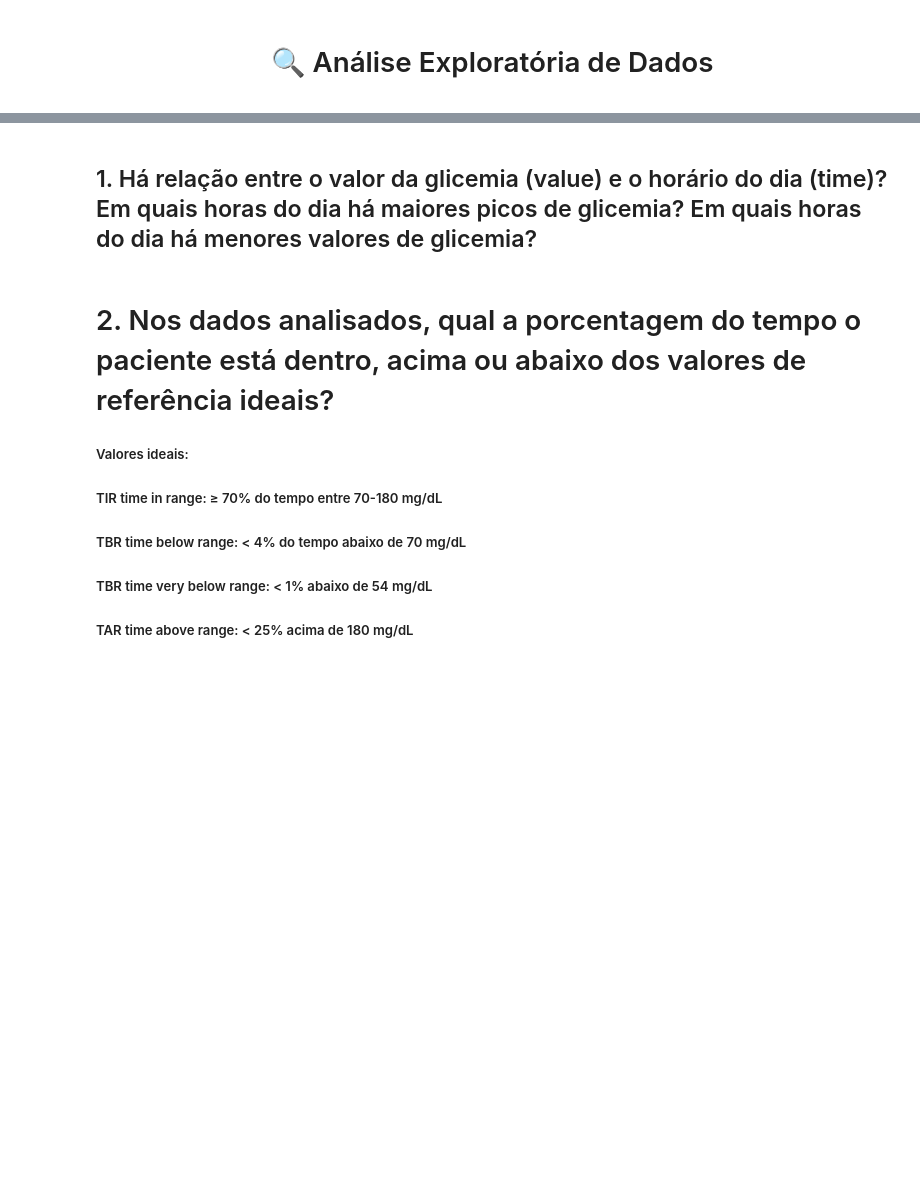
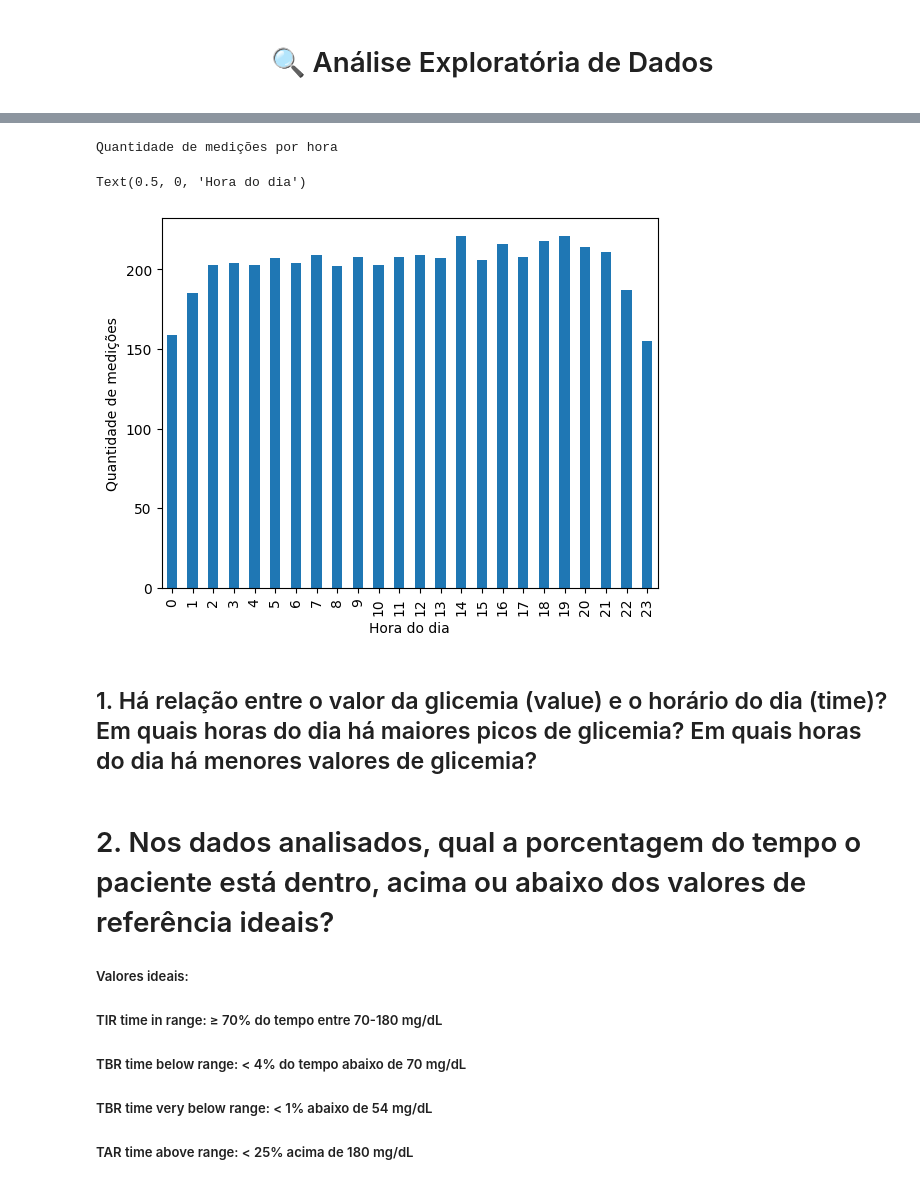
Before and after one commit to teco-insights/continuous-glucose-monitoring, a Jupyter notebook: continuous_glucose_monitoring.ipynb, the cells around one changed output, grey strips where cells are left out. Cells and saved outputs as stored; diff of their text form; code cells hidden in the pictures; blank space fills up the shorter version.

```diff
--- a/continuous_glucose_monitoring.ipynb
+++ b/continuous_glucose_monitoring.ipynb
@@ -249,7 +327,7 @@ def imp_est_value(df, col_time='time', col_val='value', n=20):
 
     n : int, default 20
         Número total de vizinhos temporais a considerar para cálculo de média e desvio padrão.
-        A função busca n/2 observações anteriores e n/2 posteriores mais próximas no tempo.
+        A função busca n//2 observações anteriores e n//2 posteriores mais próximas no tempo.
 
     Retorna:
     --------
@@ -293,22 +371,35 @@ def imp_est_value(df, col_time='time', col_val='value', n=20):
         # Vizinhos posteriores (com timestamp > faltante), pega os mais próximos
         posteriores = df_valid[df_valid[col_time] > timestamp_faltante].head(metade)
 
-        # Junta as amostras
+        # Junta os vizinhos do dado faltante
         amostras = pd.concat([anteriores, posteriores])
 
         if len(amostras) >= 2:
-            mu = amostras[col_val].mean()
-            sigma = amostras[col_val].std(ddof=1)
+            # Distância em segundos até o timestamp ausente
+            amostras['delta'] = (amostras[col_time] - timestamp_faltante).dt.total_seconds().abs()
 
-            if sigma > 0:
-                imputado = round(amost_norm_tr(mu, sigma), 0)
-            else:
-                imputado = round(mu, 0)  # sem variabilidade, retorna a média
+            # Peso inversamente proporcional ao quadrado da distância (suavização forte)
+            amostras['peso'] = 1 / (1 + amostras['delta'])**2
 
+            # Extrai valores e pesos
+            valores = amostras[col_val].values
+            pesos = amostras['peso'].values
+
+            # Média ponderada
+            mu_ponderado = np.average(valores, weights=pesos)
+
+            # Variância e desvio padrão ponderados
+            var_ponderada = np.average((valores - mu_ponderado) ** 2, weights=pesos)
+            sigma_ponderado = np.sqrt(var_ponderada)
+
+            # Imputa o valor usando normal truncada
+            imputado = amost_norm_tr(mu_ponderado, sigma_ponderado)
             df.at[ind, col_val] = imputado
-            df.at[ind, 'is_imputed'] = True # diz que o valor foi estimado (True)
+            df.at[ind, 'is_imputed'] = True  # Marca como imputado
 
+    # Remove coluna auxiliar
     df.drop(columns=['_hora'], inplace=True)
+
     return df
 
 df_raw = imp_est_value(df_raw)
@@ -402,9 +578,13 @@ plt.show()
 # %%
 print('Quantidade de medições por hora')
-df_raw['hour'].value_counts().plot.bar()
-contagem_por_hora_ordenada = contagem_por_hora.sort_index()
+contagem_horas_ord = df_est['hour'].value_counts().sort_index()
+contagem_horas_ord.plot.bar()
 plt.ylabel('Quantidade de medições')
-plt.xlabel('Dia da semana')
+plt.xlabel('Hora do dia')
+# %% [output]
+Quantidade de medições por hora
+Text(0.5, 0, 'Hora do dia')
+[figure, added]
 # %% [markdown]
 ## 1. Há relação entre o valor da glicemia (value) e o horário do dia (time)? Em quais horas do dia há maiores picos de glicemia? Em quais horas do dia há menores valores de glicemia?
 # %%
```
Also changed, not shown: parts of 15 cells of this notebook, 1 other file.
